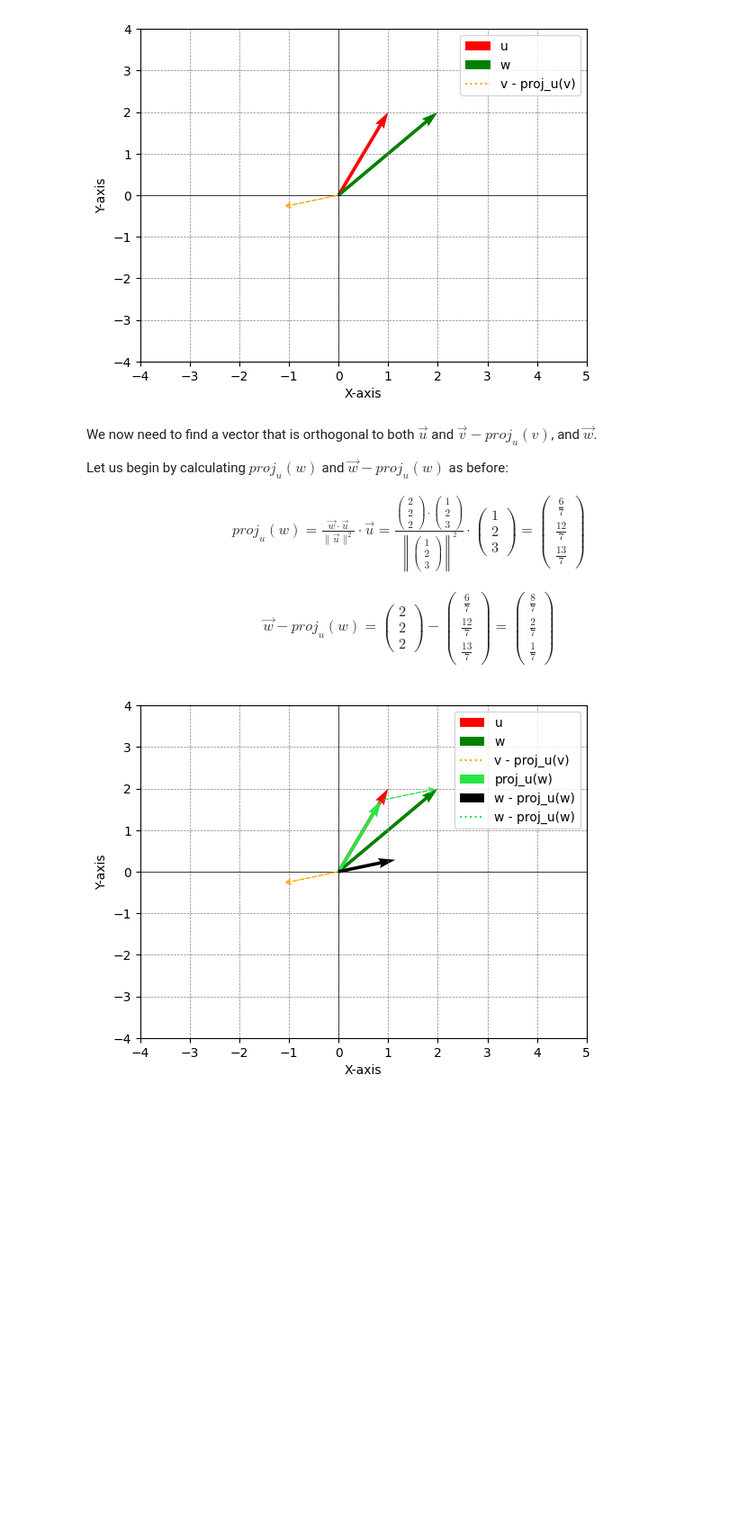
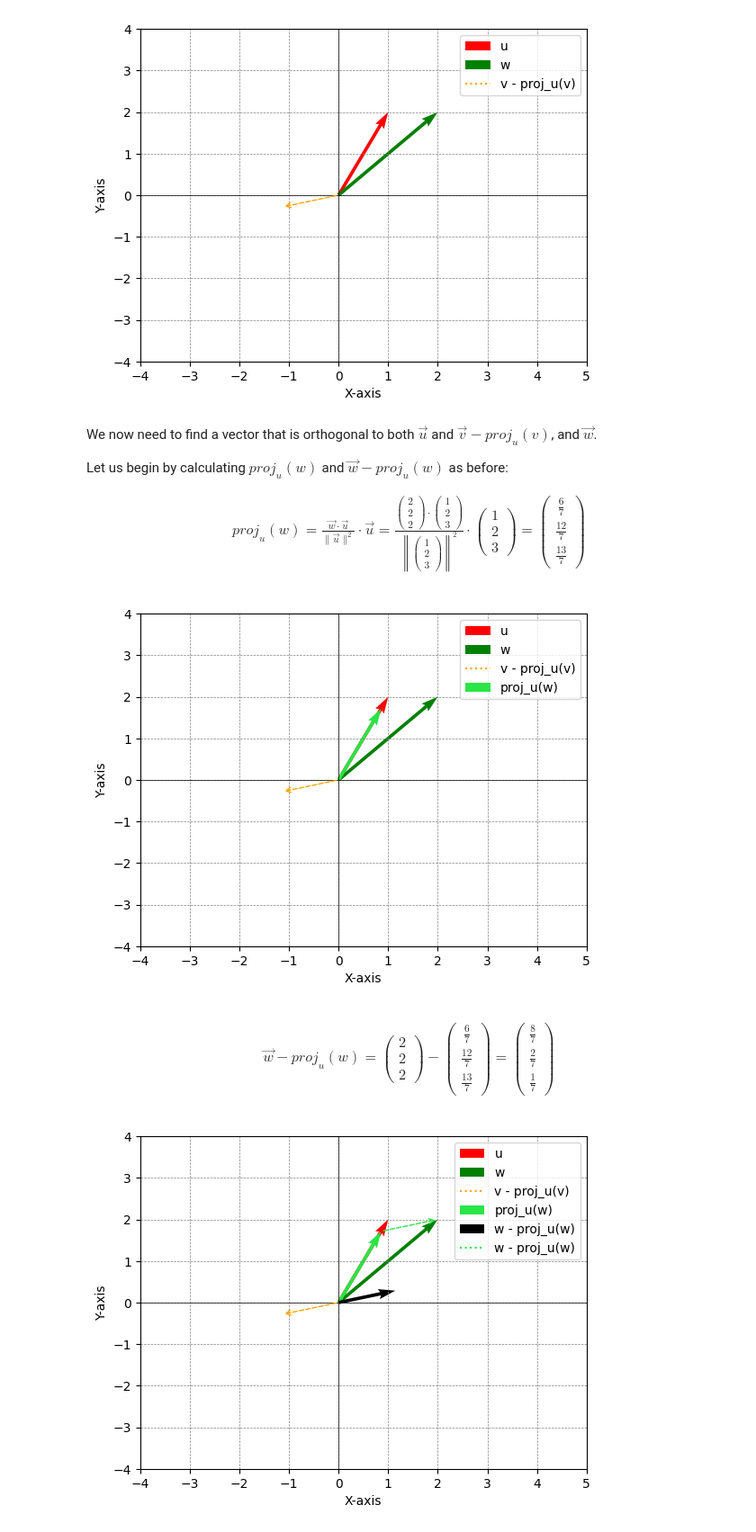
Before and after one commit to AshnahKhalidKhan/Quantum-FYP-Code, a Jupyter notebook: qgs_Tutorial_GM.ipynb, the cells around one changed output. Shown: that part at 90% size. Drawn from its saved outputs; the diff is of its cells as text; code cells hidden in the pictures; blank space fills up the shorter version.

Commit message:
Fixed another n=3 figure

```diff
--- a/qgs_Tutorial_GM.ipynb
+++ b/qgs_Tutorial_GM.ipynb
@@ -1353,20 +1340,48 @@ Let us begin by calculating $proj_{u}(w)$ and $\vec{w} - proj_{u}(w)$ as before:
       \frac{6}{7} \\ \frac{12}{7} \\ \frac{13}{7}
     \end{pmatrix}
 \end{align}
-
-\begin{align}
-  \vec{w} - proj_u(w)
-  =
-    \begin{pmatrix} 2 \\ 2 \\ 2 \end{pmatrix}
-    -
-    \begin{pmatrix}
-      \frac{6}{7} \\ \frac{12}{7} \\ \frac{13}{7}
-    \end{pmatrix}
-  =
-  \begin{pmatrix}
-      \frac{8}{7} \\ \frac{2}{7} \\ \frac{1}{7}
-    \end{pmatrix}
-\end{align}
+# %%
+u = np.array([1, 2, 3])
+v = np.array([-1, 0, 1])
+w = np.array([2, 2, 2])
+projection_uv = (np.dot(v, u) / np.linalg.norm(u) ** 2) * u
+v_minus_projection_uv = v - projection_uv
+projection_uw = (np.dot(w, u) / np.linalg.norm(u) ** 2) * u
+
+plt.figure()
+plt.quiver(0, 0, u[0], u[1], angles = 'xy', scale_units = 'xy', scale = 1, color = 'r', label = 'u')
+plt.quiver(0, 0, w[0], w[1], angles = 'xy', scale_units = 'xy', scale = 1, color = 'g', label = 'w')
+plt.plot([0, 0], [0, 0], linestyle = 'dotted', color = 'orange', label = 'v - proj_u(v)')
+plt.annotate('', xy = (v_minus_projection_uv[0], v_minus_projection_uv[1]), xytext = (0, 0), arrowprops = dict(arrowstyle = '->', linestyle = 'dashed', color = 'orange'))
+plt.quiver(0, 0, projection_uw[0], projection_uw[1], angles = 'xy', scale_units = 'xy', scale = 1, color = '#29E546', label = 'proj_u(w)')
+
+plt.xlim(-4, 5)
+plt.ylim(-4, 4)
+
+plt.xlabel('X-axis')
+plt.ylabel('Y-axis')
+plt.axhline(0, color = 'black',linewidth = 0.5)
+plt.axvline(0, color = 'black',linewidth = 0.5)
+plt.grid(color = 'gray', linestyle = '--', linewidth = 0.5)
+plt.legend()
+
+plt.show()
+# %% [output]
+[figure, added]
+# %% [markdown]
+\begin{align}
+  \vec{w} - proj_u(w)
+  =
+    \begin{pmatrix} 2 \\ 2 \\ 2 \end{pmatrix}
+    -
+    \begin{pmatrix}
+      \frac{6}{7} \\ \frac{12}{7} \\ \frac{13}{7}
+    \end{pmatrix}
+  =
+  \begin{pmatrix}
+      \frac{8}{7} \\ \frac{2}{7} \\ \frac{1}{7}
+    \end{pmatrix}
+\end{align}
 # %%
 u = np.array([1, 2, 3])
 v = np.array([-1, 0, 1])
```
Also changed, not shown: parts of 4 cells of this notebook.
